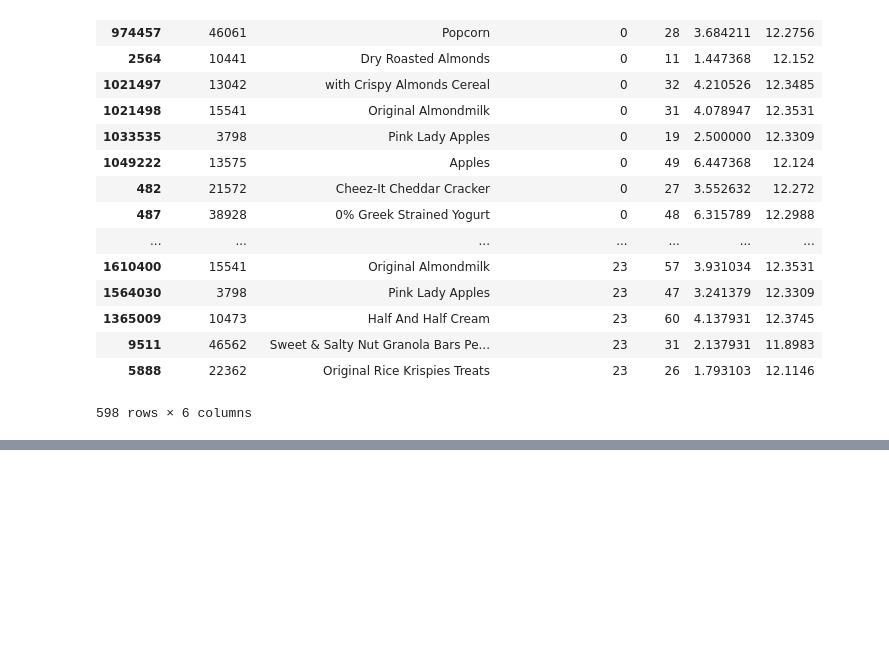
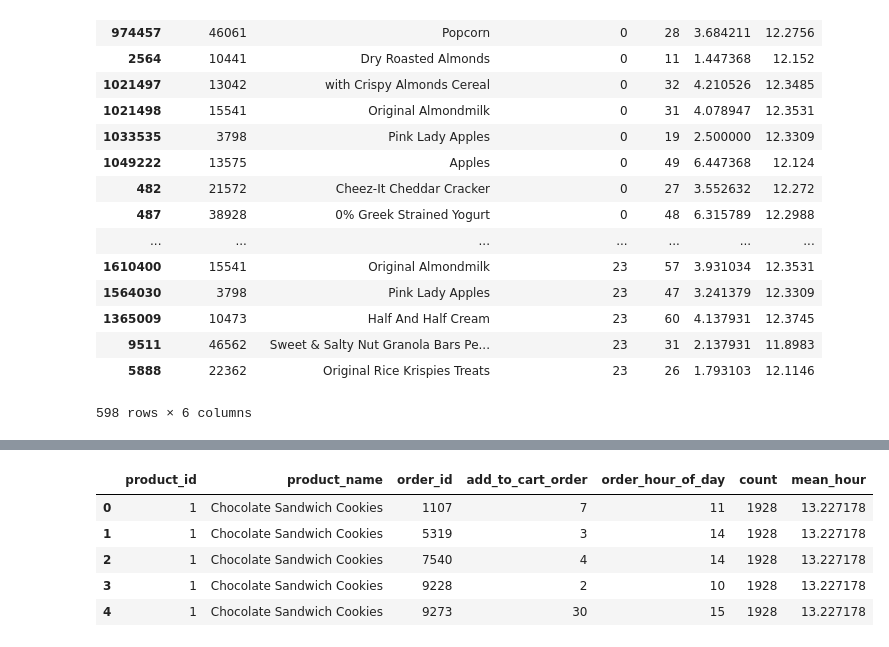
Before and after one commit to ngriggs/DS-Unit-1-Sprint-2-Data-Wrangling-and-Storytelling, a Jupyter notebook: module1-join-and-reshape-data/LS_DS_121_Join_and_Reshape_Data.ipynb, the cells around one changed output, grey strips where cells are left out. Saved outputs shown, nothing was run; the diff lists cells and outputs as text; code cells hidden in the pictures; blank space fills up the shorter version.

```diff
--- a/module1-join-and-reshape-data/LS_DS_121_Join_and_Reshape_Data.ipynb
+++ b/module1-join-and-reshape-data/LS_DS_121_Join_and_Reshape_Data.ipynb
@@ -891,0 +927,13 @@ df_early
+# %%
+import pandas as pd
+products = pd.read_csv('products.csv')
+order_products__prior = pd.read_csv('order_products__prior.csv')
+order_products__train = pd.read_csv('order_products__train.csv')
+order_products = pd.concat([order_products__prior, order_products__train])
+orders = pd.read_csv('orders.csv')
+# %%
+df = (products[['product_id', 'product_name']]
+      .merge(order_products[['product_id', 'order_id', 'add_to_cart_order']])
+      .merge(orders[['order_id', 'order_hour_of_day']]))
+print(df.shape)
+df.head()
@@ -891,0 +948,4 @@ df_early
+# %%
+test = df.groupby('product_name').agg({'order_id': 'count',
+                               'order_hour_of_day': 'mean'})
+type(test)
@@ -891,0 +964,4 @@ df_early
+# %%
+test.columns = ['count', 'mean_hour']
+test = test.reset_index()
+test.head()
@@ -891,0 +975,11 @@ df_early
+# %%
+df2 = df
+df2 = df2.merge(test)
+df2.head()
+# %% [output]
+|  | product_id | product_name | order_id | add_to_cart_order | order_hour_of_day | count | mean_hour |
+| 0 | 1 | Chocolate Sandwich Cookies | 1107 | 7 | 11 | 1928 | 13.227178 |
+| 1 | 1 | Chocolate Sandwich Cookies | 5319 | 3 | 14 | 1928 | 13.227178 |
+| 2 | 1 | Chocolate Sandwich Cookies | 7540 | 4 | 14 | 1928 | 13.227178 |
+| 3 | 1 | Chocolate Sandwich Cookies | 9228 | 2 | 10 | 1928 | 13.227178 |
+| 4 | 1 | Chocolate Sandwich Cookies | 9273 | 30 | 15 | 1928 | 13.227178 |
```
Also changed, not shown: parts of 10 cells of this notebook.
